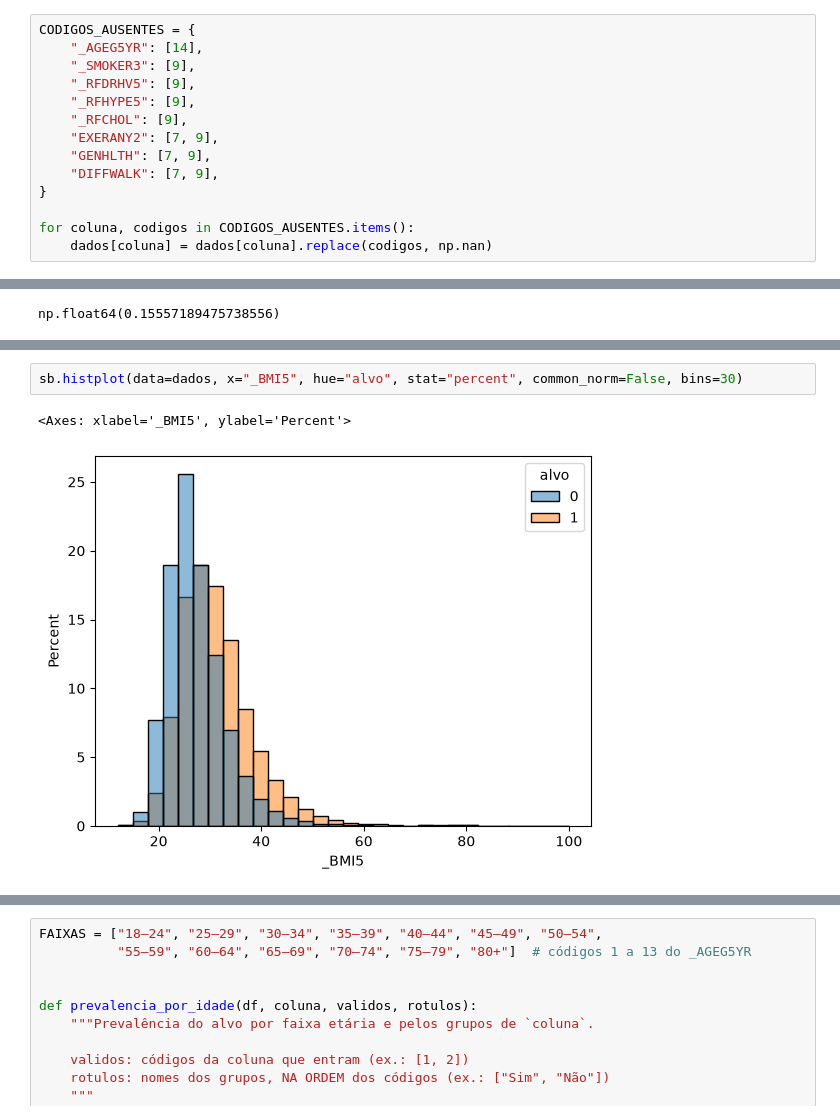
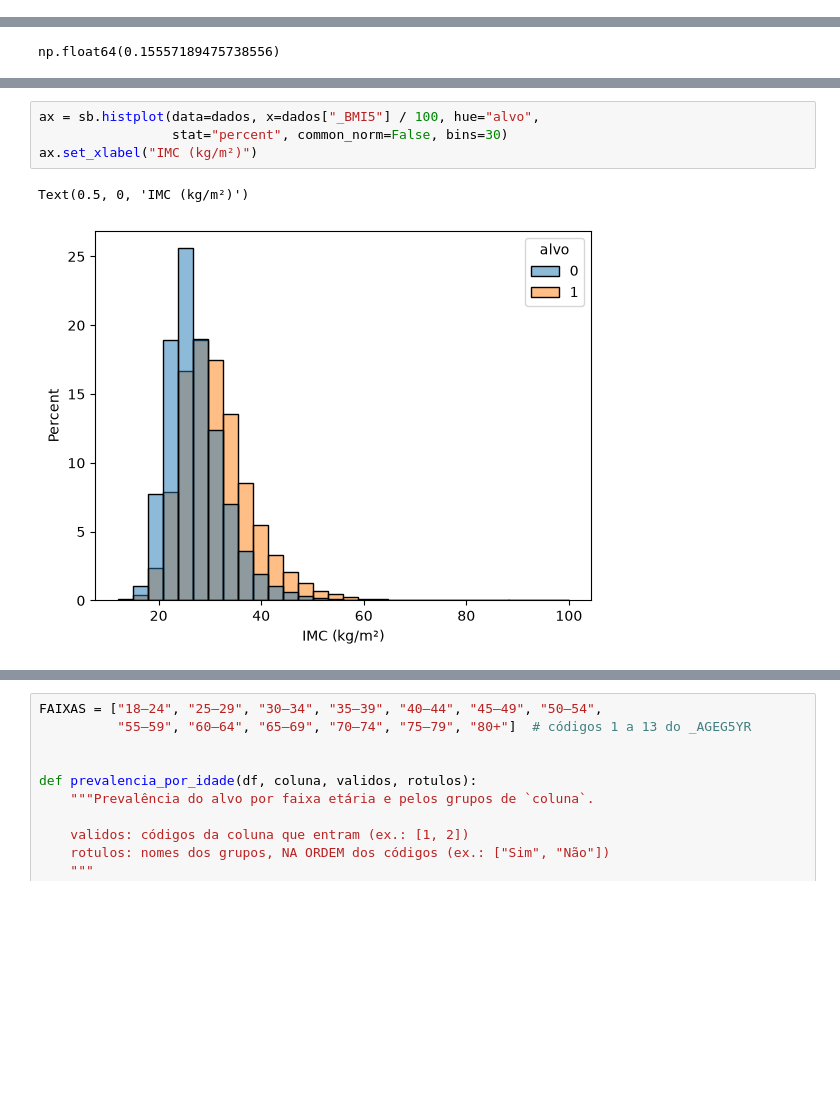
Before and after one commit to nandogamba/extrapees, a Jupyter notebook: notebooks/tc1_diabetes.ipynb, the cells around one changed output, grey strips where cells are left out. Cells and saved outputs as stored; diff of their text form; blank space fills up the shorter version.

```diff
--- a/notebooks/tc1_diabetes.ipynb
+++ b/notebooks/tc1_diabetes.ipynb
@@ -236,14 +121,0 @@ dados["_RFCHOL"] = dados["_RFCHOL"].fillna(3)                # 1º: vazio = "nun
-# %%
-CODIGOS_AUSENTES = {
-    "_AGEG5YR": [14],
-    "_SMOKER3": [9],
-    "_RFDRHV5": [9],
-    "_RFHYPE5": [9],
-    "_RFCHOL": [9],
-    "EXERANY2": [7, 9],
-    "GENHLTH": [7, 9],
-    "DIFFWALK": [7, 9],
-}
-
-for coluna, codigos in CODIGOS_AUSENTES.items():
-    dados[coluna] = dados[coluna].replace(codigos, np.nan)
@@ -298,5 +144,7 @@ dados.describe()
 # %%
-sb.histplot(data=dados, x="_BMI5", hue="alvo", stat="percent", common_norm=False, bins=30)
+ax = sb.histplot(data=dados, x=dados["_BMI5"] / 100, hue="alvo",
+                 stat="percent", common_norm=False, bins=30)
+ax.set_xlabel("IMC (kg/m²)")
 # %% [output]
-<Axes: xlabel='_BMI5', ylabel='Percent'>
+Text(0.5, 0, 'IMC (kg/m²)')
-[figure, old version]
+[figure, new version]
```
Also changed, not shown: parts of 77 cells of this notebook, 7 other files.
